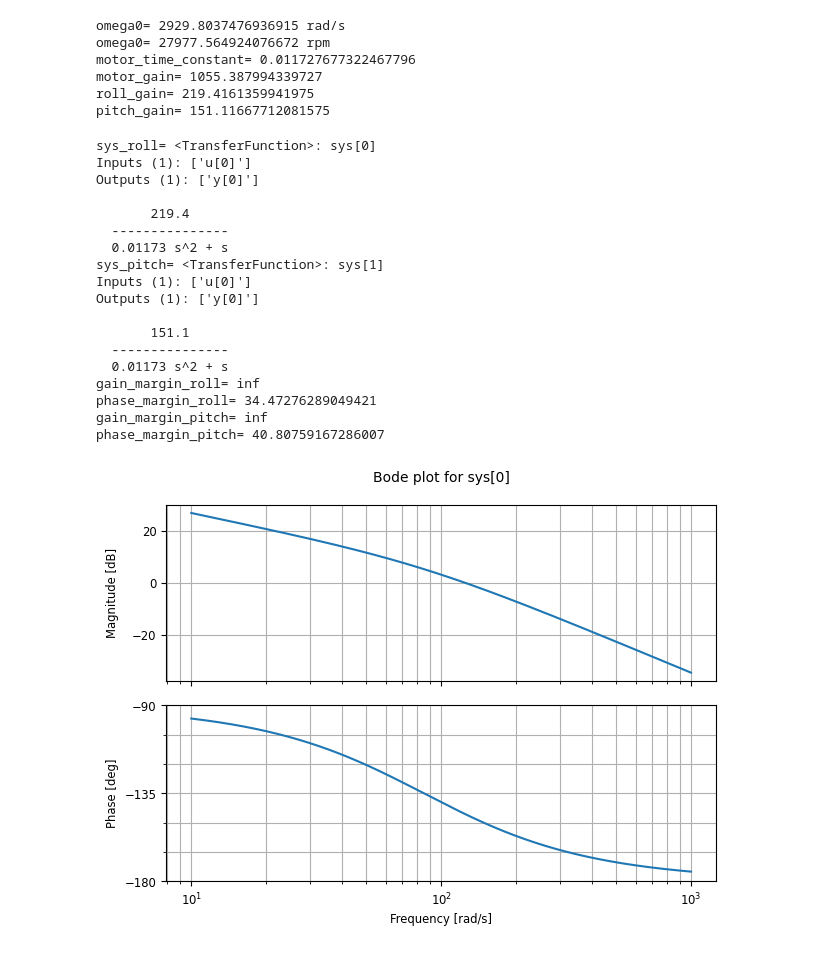
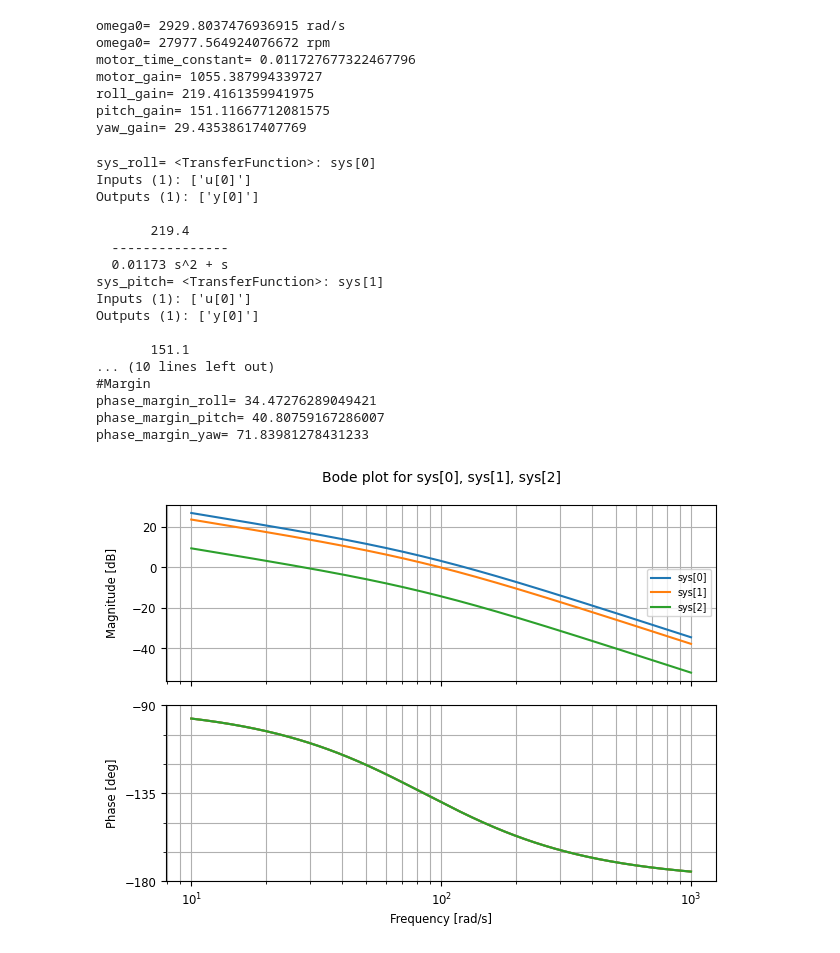
Before and after one commit to kouhei1970/colab_test, a Jupyter notebook: loopshape.ipynb, the cells around one changed output. Cells and saved outputs as stored; diff of their text form; code cells hidden in the pictures.

```diff
--- a/loopshape.ipynb
+++ b/loopshape.ipynb
@@ -27,6 +25,7 @@ mass=0.035 #kg
 gravity=9.81 #m/s^2
 Ct=1.e-8 # thrust coefficient
 Cq=9.71e-11 # torque coefficient
+kappa = Cq/Ct
 Dm=3.25e-8 #motor 粘性抵抗係数
 Rm = 0.34 # motor resistance
 Km = 6.15e-4 # motor torque constant
@@ -40,9 +39,9 @@ motor_transfer_function_den = Dm*Rm+Km**2+2*Rm*Cq*omega0
 motor_time_constant = (Jm*Rm)/motor_transfer_function_den
 motor_gain = Km/motor_transfer_function_den
 
-roll_gain = 2*motor_arm_length*Ct*omega0*motor_gain/Ix
+roll_gain  = 2*motor_arm_length*Ct*omega0*motor_gain/Ix
 pitch_gain = 2*motor_arm_length*Ct*omega0*motor_gain/Iy
-#yaw_gain = 2*motor_arm_length*Ct*omega0*motor_gain/Iz
+yaw_gain   = 2*kappa*Ct*omega0*motor_gain/Iz
 
 print("omega0=", omega0, "rad/s" )
 print("omega0=", omega0*60/(2*np.pi), "rpm" )
@@ -50,7 +49,7 @@ print("motor_time_constant=", motor_time_constant)
 print("motor_gain=", motor_gain)
 print("roll_gain=", roll_gain)
 print("pitch_gain=", pitch_gain)
-#print("yaw_gain=", yaw_gain)
+print("yaw_gain=", yaw_gain)
 # %% [output]
 omega0= 2929.8037476936915 rad/s
 omega0= 27977.564924076672 rpm
@@ -58,22 +57,25 @@ motor_time_constant= 0.011727677322467796
 motor_gain= 1055.387994339727
 roll_gain= 219.4161359941975
 pitch_gain= 151.11667712081575
+yaw_gain= 29.43538617407769
 # %%
 sys_roll = ctrl.tf([roll_gain], [motor_time_constant, 1, 0])
 sys_pitch = ctrl.tf([pitch_gain], [motor_time_constant, 1, 0])
-#sys_yaw = ctrl.tf([yaw_gain], [motor_time_constant, 1, 0])
+sys_yaw = ctrl.tf([yaw_gain], [motor_time_constant, 1, 0])
 
 #margin
 gain_margin_roll, phase_margin_roll, _, _ = ctrl.margin(sys_roll)
 gain_margin_pitch, phase_margin_pitch, _, _ = ctrl.margin(sys_pitch)
+gain_margin_yaw, phase_margin_yaw, _, _ = ctrl.margin(sys_yaw)
 
 print("sys_roll=", sys_roll)
 print("sys_pitch=", sys_pitch)
+print("sys_yaw=", sys_yaw)
 
-print("gain_margin_roll=", gain_margin_roll)
+print("\n#Margin")
 print("phase_margin_roll=", phase_margin_roll)
-print("gain_margin_pitch=", gain_margin_pitch)
 print("phase_margin_pitch=", phase_margin_pitch)
+print("phase_margin_yaw=", phase_margin_yaw)
 # %% [output]
 sys_roll= <TransferFunction>: sys[0]
 Inputs (1): ['u[0]']
@@ -87,16 +89,15 @@ Inputs (1): ['u[0]']
 Outputs (1): ['y[0]']
 
        151.1
-  ---------------
-  0.01173 s^2 + s
-gain_margin_roll= inf
+... (10 lines left out)
+#Margin
 phase_margin_roll= 34.47276289049421
-gain_margin_pitch= inf
 phase_margin_pitch= 40.80759167286007
+phase_margin_yaw= 71.83981278431233
 # %%
 #bode plot
-ctrl.bode(sys_roll, dB=True)
+ctrl.bode([sys_roll,sys_pitch,sys_yaw], dB=True)
 plt.show()
 # %% [output]
-[figure, old version]
+[figure, new version]
 # %%
```
Also changed, not shown: parts of 10 cells of this notebook.
